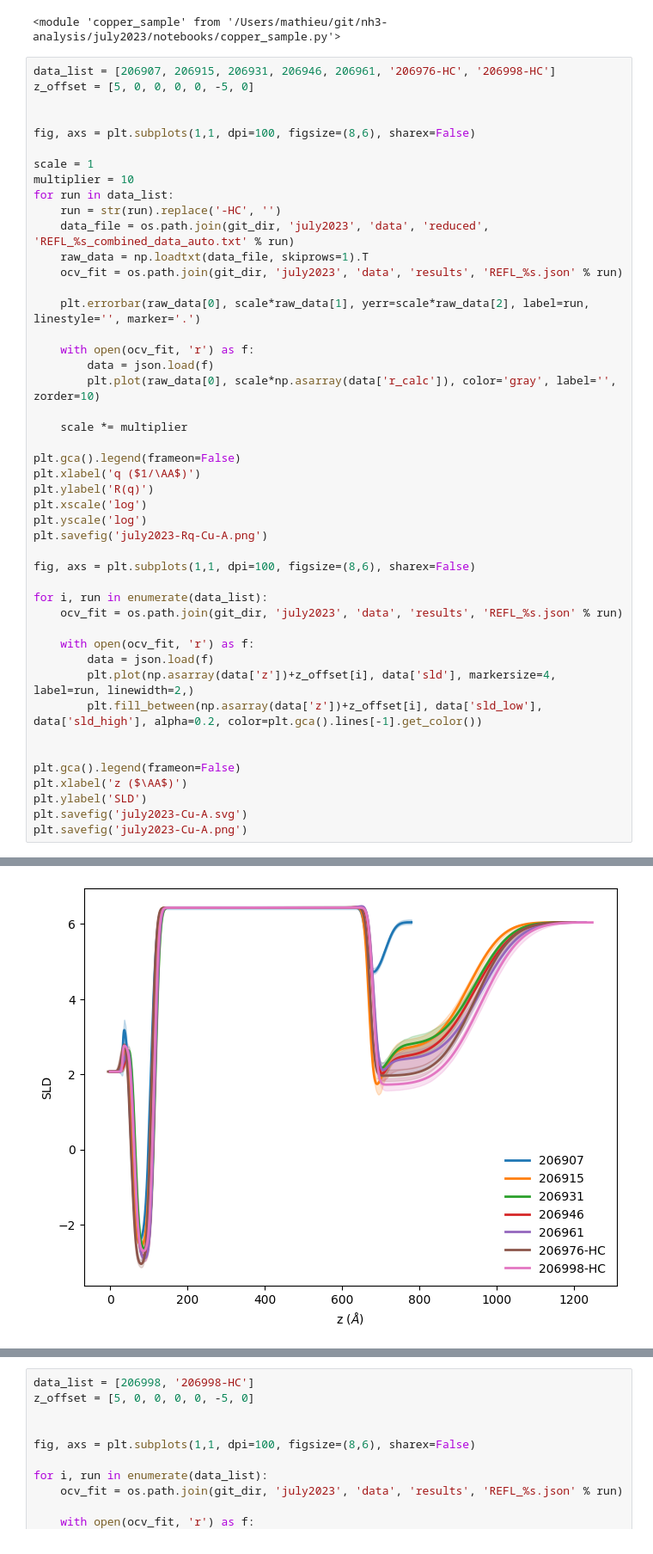
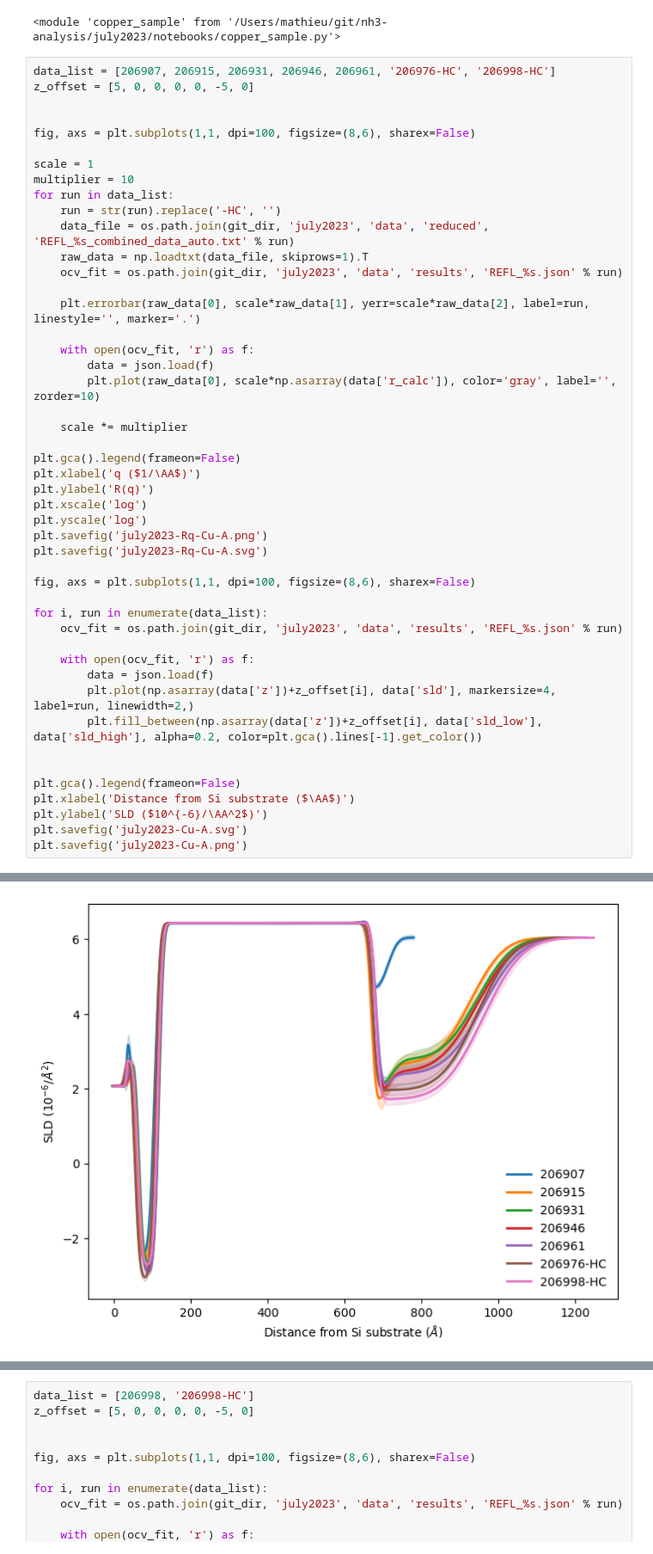
Before and after one commit to mdoucet/nh3-analysis, a Jupyter notebook: july2023/notebooks/Cu-A-summary.ipynb, the cells around one changed output, grey strips where cells are left out. Shown at 86% size. Cells and saved outputs as stored; diff of their text form.

```diff
--- a/july2023/notebooks/Cu-A-summary.ipynb
+++ b/july2023/notebooks/Cu-A-summary.ipynb
@@ -51,36 +51,37 @@ for run in data_list:
 
     with open(ocv_fit, 'r') as f:
         data = json.load(f)
         plt.plot(raw_data[0], scale*np.asarray(data['r_calc']), color='gray', label='', zorder=10)
 
     scale *= multiplier
 
 plt.gca().legend(frameon=False)
 plt.xlabel('q ($1/\AA$)')
 plt.ylabel('R(q)')
 plt.xscale('log')
 plt.yscale('log')
 plt.savefig('july2023-Rq-Cu-A.png')
+plt.savefig('july2023-Rq-Cu-A.svg')
 
 fig, axs = plt.subplots(1,1, dpi=100, figsize=(8,6), sharex=False)
 
 for i, run in enumerate(data_list):
     ocv_fit = os.path.join(git_dir, 'july2023', 'data', 'results', 'REFL_%s.json' % run)
 
     with open(ocv_fit, 'r') as f:
         data = json.load(f)
         plt.plot(np.asarray(data['z'])+z_offset[i], data['sld'], markersize=4, label=run, linewidth=2,)
         plt.fill_between(np.asarray(data['z'])+z_offset[i], data['sld_low'], data['sld_high'], alpha=0.2, color=plt.gca().lines[-1].get_color())
 
 
 plt.gca().legend(frameon=False)
-plt.xlabel('z ($\AA$)')
-plt.ylabel('SLD')
+plt.xlabel('Distance from Si substrate ($\AA$)')
+plt.ylabel('SLD ($10^{-6}/\AA^2$)')
 plt.savefig('july2023-Cu-A.svg')
 plt.savefig('july2023-Cu-A.png')
 # %% [output]
 [figure]
-[figure, old version]
+[figure, new version]
 # %%
 data_list = [206976, '206976-HC']
 z_offset = [5, 0, 0, 0, 0, -5, 0]
```
Also changed, not shown: parts of 1 cell of this notebook, 54 other files.
